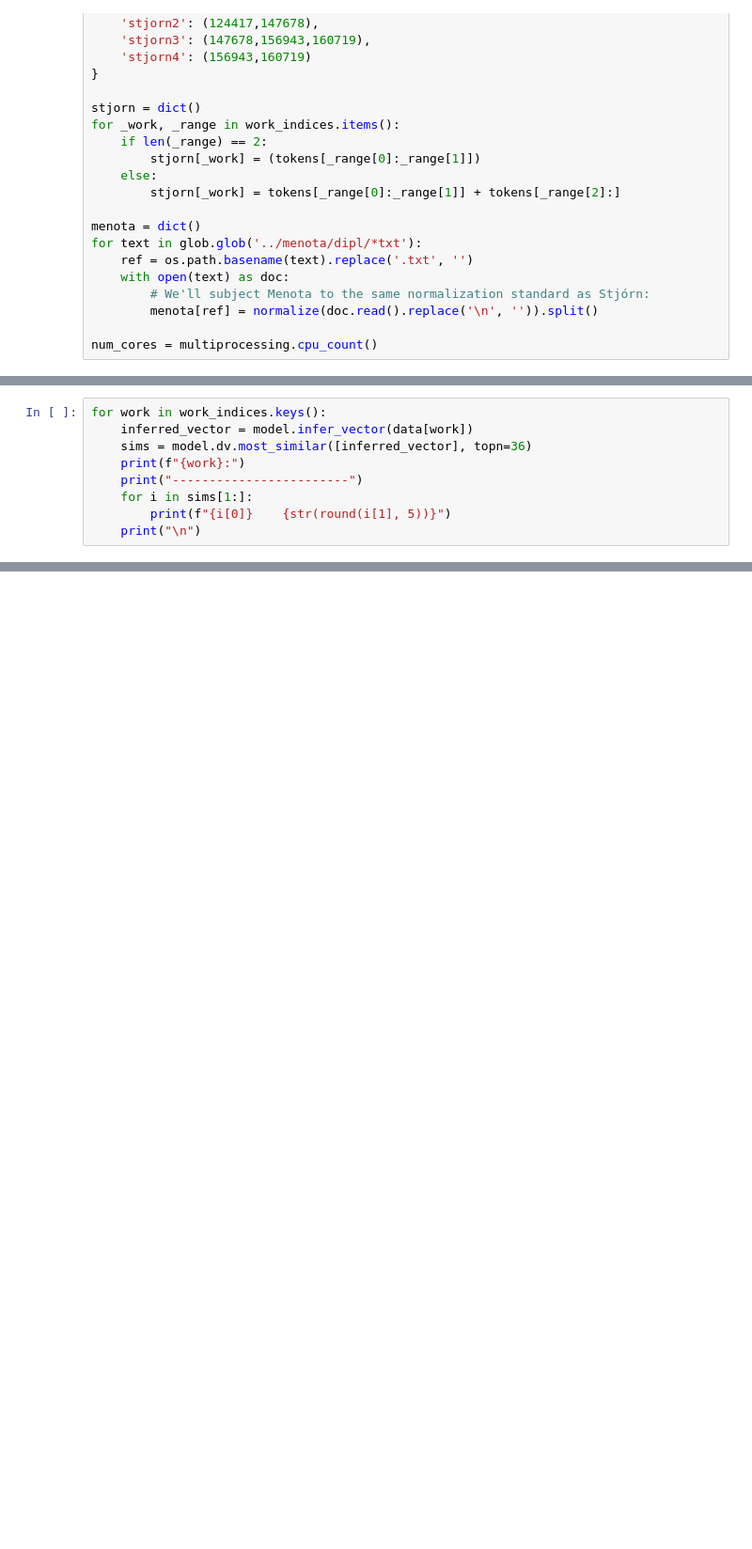
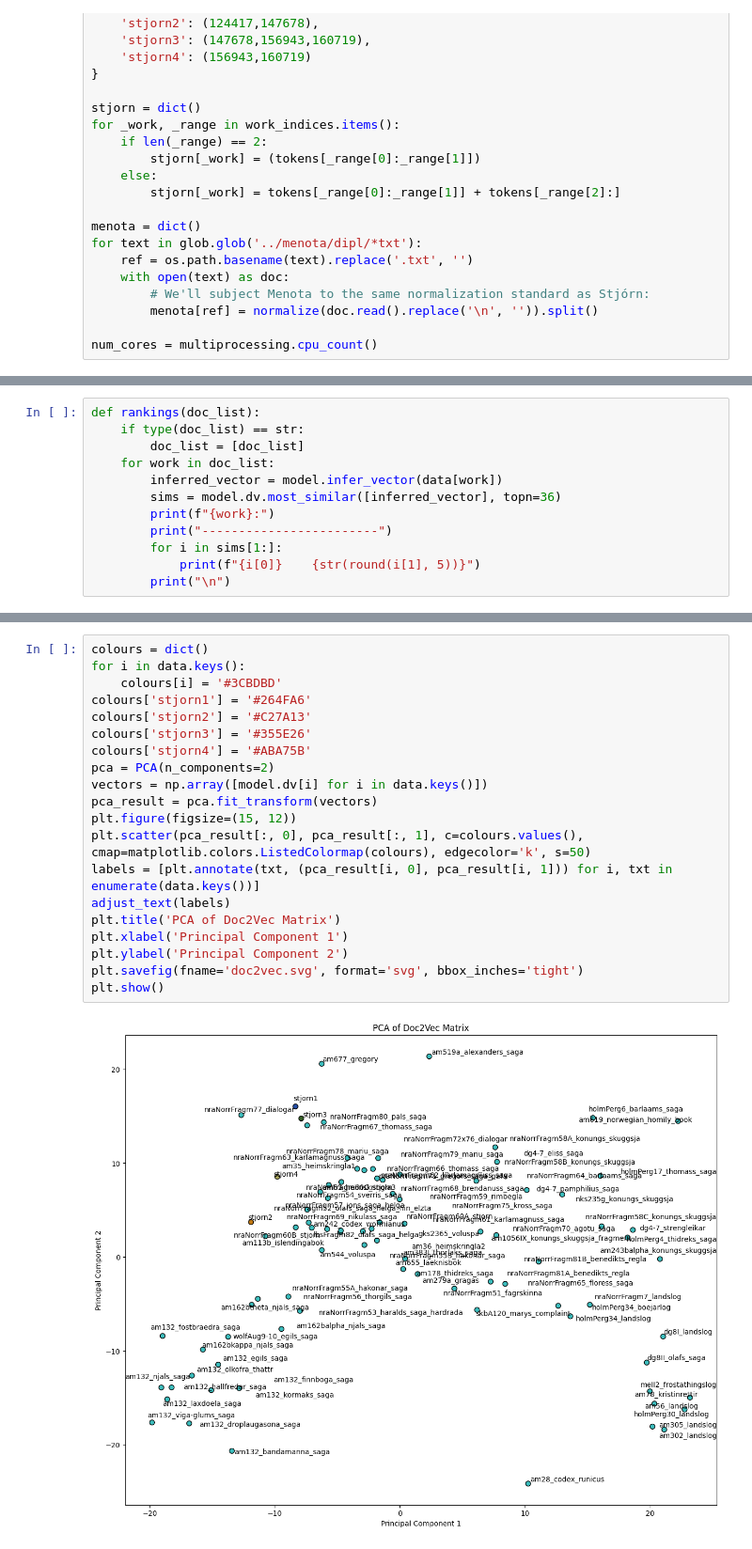
Before and after one commit to langeslag/on-corpus-tools, a Jupyter notebook: stjorn/doc2vec.ipynb, the cells around one changed output, grey strips where cells are left out. Shown at 94% size. Saved outputs shown, nothing was run; the diff lists cells and outputs as text; blank space fills up the shorter version.

```diff
--- a/stjorn/doc2vec.ipynb
+++ b/stjorn/doc2vec.ipynb
@@ -75,11 +79,14 @@ model = Doc2Vec(
 model.build_vocab(tagged_data)
 model.train(tagged_data, total_examples=model.corpus_count, epochs=model.epochs)
 # %%
-for work in work_indices.keys():
-    inferred_vector = model.infer_vector(data[work])
-    sims = model.dv.most_similar([inferred_vector], topn=36)
-    print(f"{work}:")
-    print("------------------------")
-    for i in sims[1:]:
-        print(f"{i[0]}    {str(round(i[1], 5))}")
-    print("\n")
+def rankings(doc_list):
+    if type(doc_list) == str:
+        doc_list = [doc_list]
+    for work in doc_list:
+        inferred_vector = model.infer_vector(data[work])
+        sims = model.dv.most_similar([inferred_vector], topn=36)
+        print(f"{work}:")
+        print("------------------------")
+        for i in sims[1:]:
+            print(f"{i[0]}    {str(round(i[1], 5))}")
+        print("\n")
@@ -132,0 +166,22 @@ model.wv.distance('med', 'mæd')
+# %%
+colours = dict()
+for i in data.keys():
+    colours[i] = '#3CBDBD'
+colours['stjorn1'] = '#264FA6'
+colours['stjorn2'] = '#C27A13'
+colours['stjorn3'] = '#355E26'
+colours['stjorn4'] = '#ABA75B'
+pca = PCA(n_components=2)
+vectors = np.array([model.dv[i] for i in data.keys()])
+pca_result = pca.fit_transform(vectors)
+plt.figure(figsize=(15, 12))
+plt.scatter(pca_result[:, 0], pca_result[:, 1], c=colours.values(), cmap=matplotlib.colors.ListedColormap(colours), edgecolor='k', s=50)
+labels = [plt.annotate(txt, (pca_result[i, 0], pca_result[i, 1])) for i, txt in enumerate(data.keys())]
+adjust_text(labels)
+plt.title('PCA of Doc2Vec Matrix')
+plt.xlabel('Principal Component 1')
+plt.ylabel('Principal Component 2')
+plt.savefig(fname='doc2vec.svg', format='svg', bbox_inches='tight')
+plt.show()
+# %% [output]
+[figure, added]
```
Also changed, not shown: parts of 12 cells of this notebook, 2 other files.
